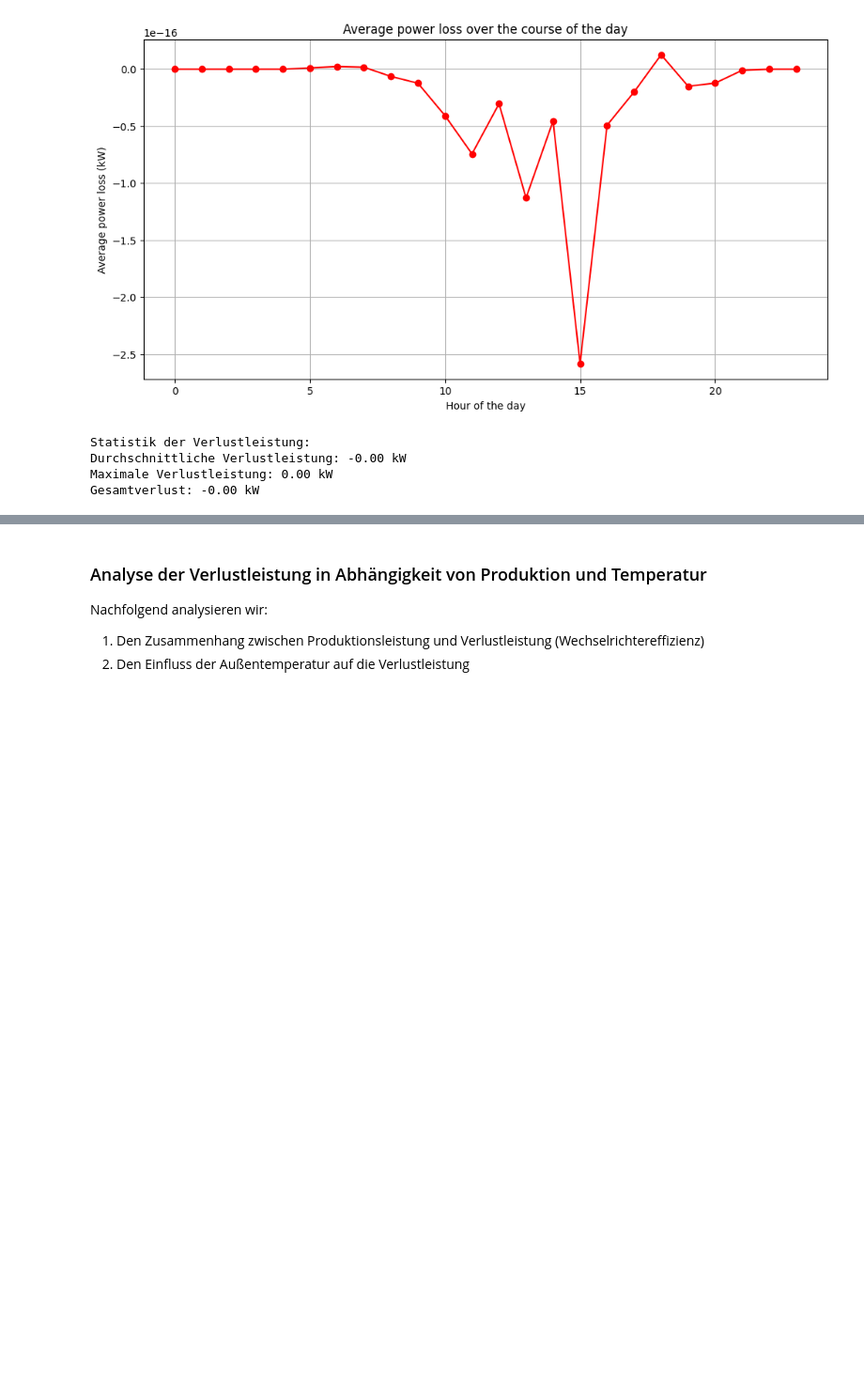
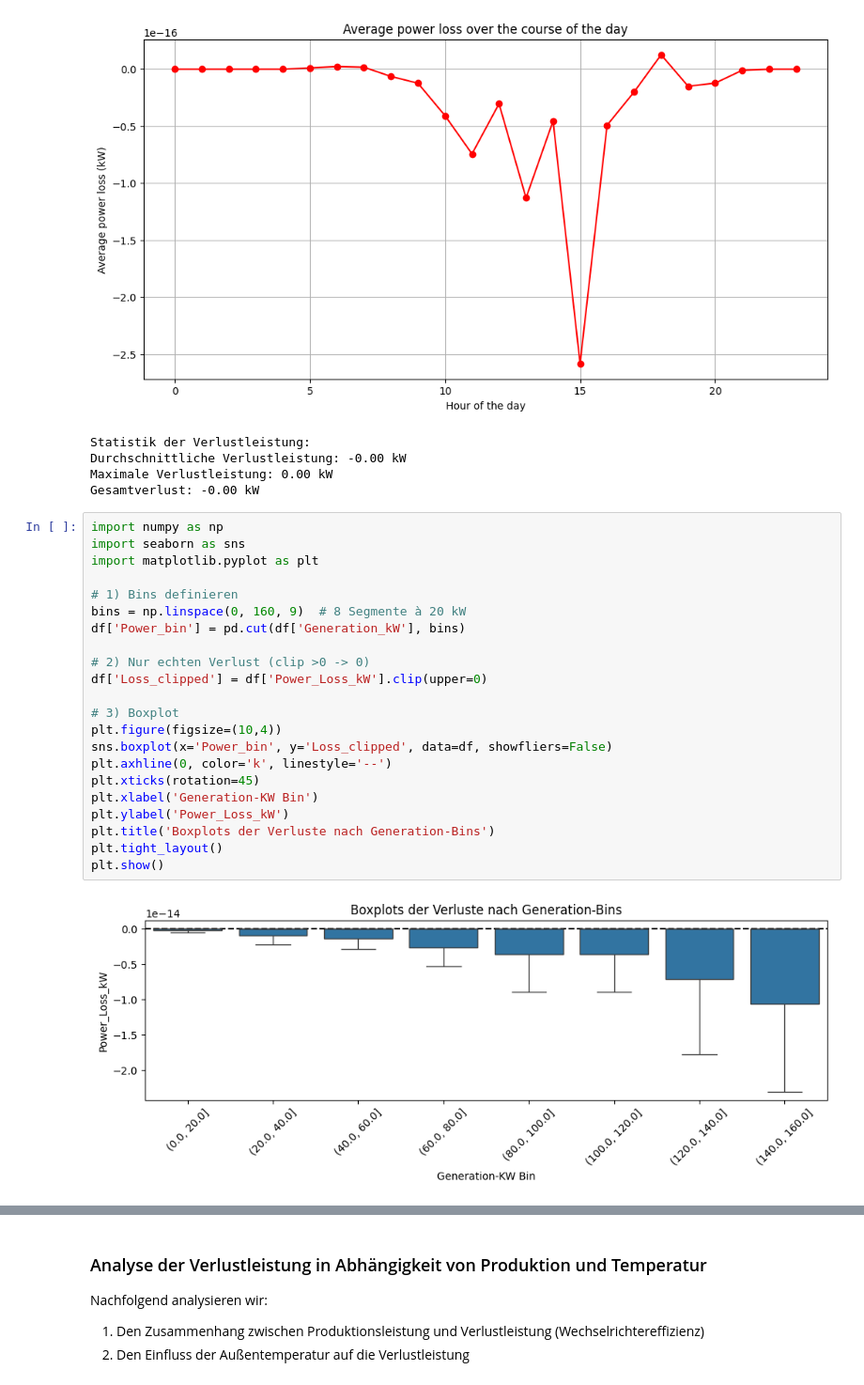
Before and after one commit to abishanaru/PV-Optimisation, a Jupyter notebook: main.ipynb, the cells around one changed output, grey strips where cells are left out. Shown at 94% size. Drawn from its saved outputs; the diff is of its cells as text; blank space fills up the shorter version.

Commit message:
Plots angepasst

```diff
--- a/main.ipynb
+++ b/main.ipynb
@@ -258,3 +258,27 @@ Statistik der Verlustleistung:
 Durchschnittliche Verlustleistung: -0.00 kW
 Maximale Verlustleistung: 0.00 kW
 Gesamtverlust: -0.00 kW
+# %%
+import numpy as np
+import seaborn as sns
+import matplotlib.pyplot as plt
+
+# 1) Bins definieren
+bins = np.linspace(0, 160, 9)  # 8 Segmente à 20 kW
+df['Power_bin'] = pd.cut(df['Generation_kW'], bins)
+
+# 2) Nur echten Verlust (clip >0 -> 0)
+df['Loss_clipped'] = df['Power_Loss_kW'].clip(upper=0)
+
+# 3) Boxplot
+plt.figure(figsize=(10,4))
+sns.boxplot(x='Power_bin', y='Loss_clipped', data=df, showfliers=False)
+plt.axhline(0, color='k', linestyle='--')
+plt.xticks(rotation=45)
+plt.xlabel('Generation-KW Bin')
+plt.ylabel('Power_Loss_kW')
+plt.title('Boxplots der Verluste nach Generation-Bins')
+plt.tight_layout()
+plt.show()
+# %% [output]
+[figure, added]
```
Also changed, not shown: parts of 5 cells of this notebook.
